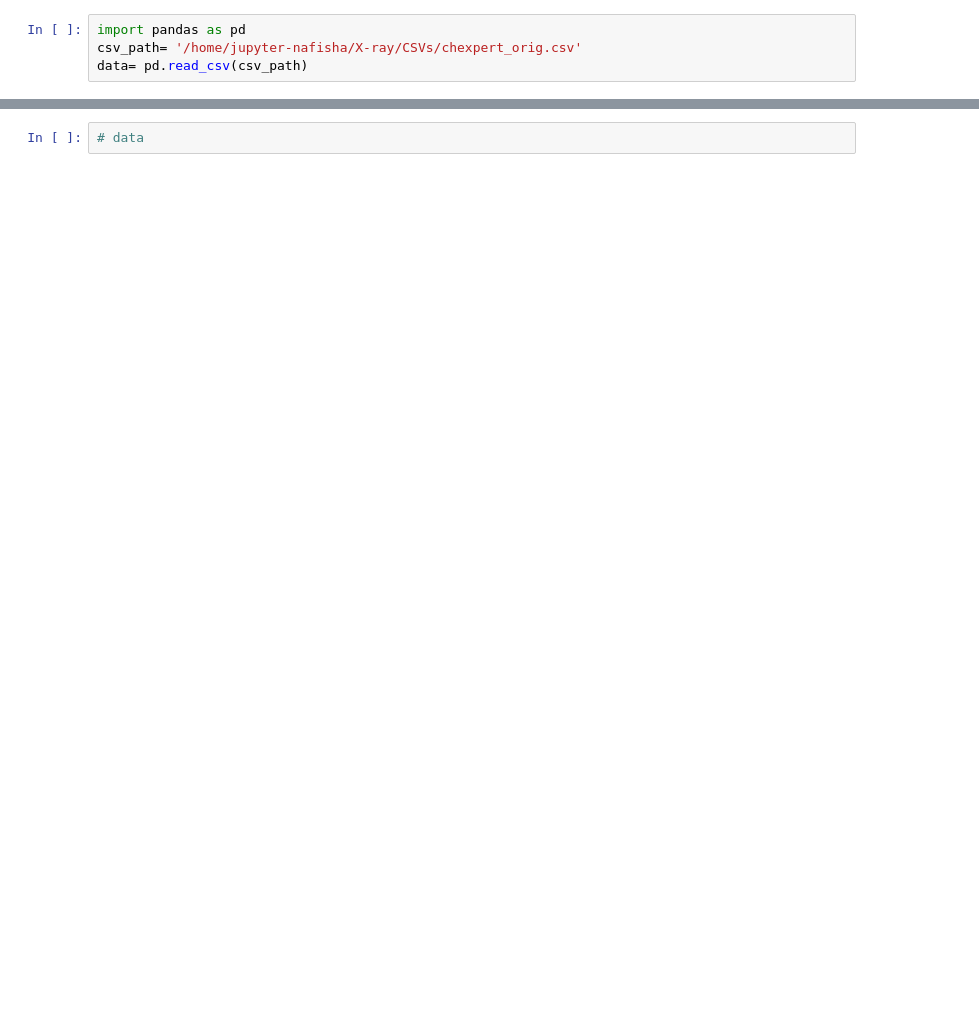
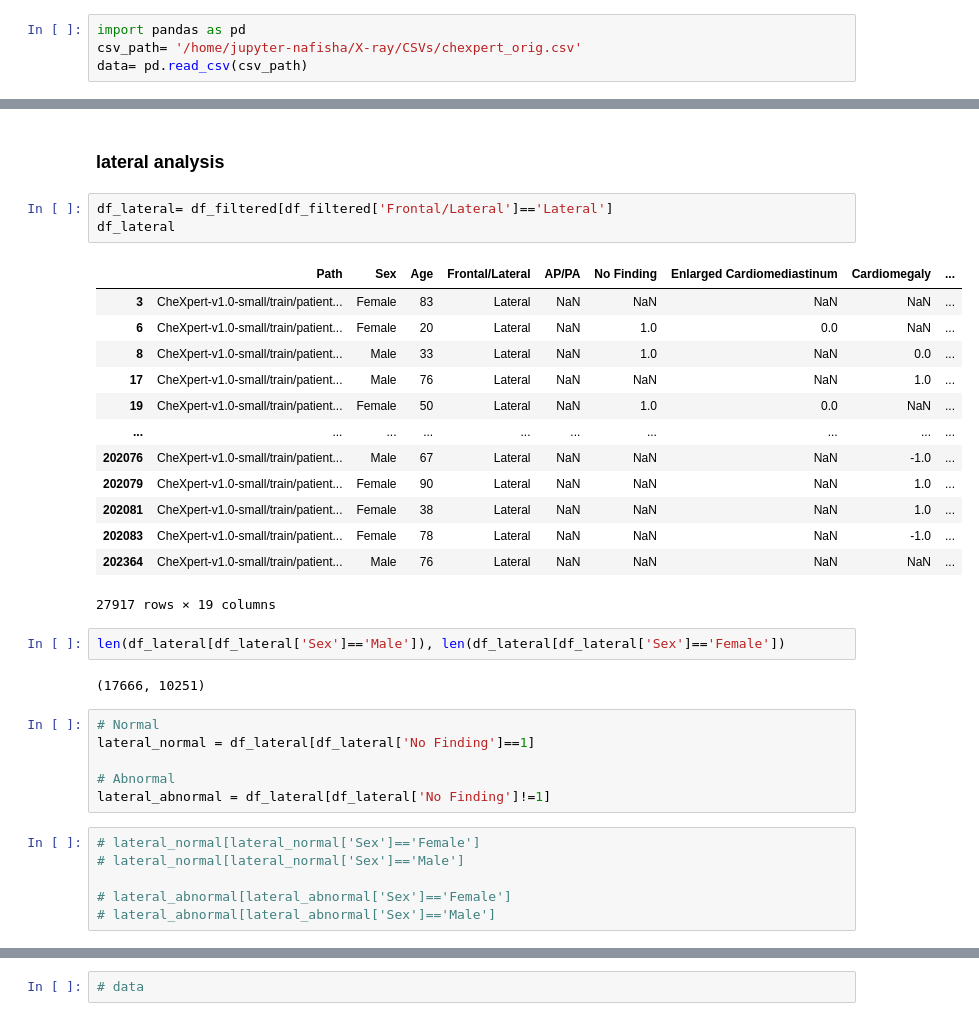
Before and after one commit to Nafishapanacea/X-ray-classification-covariates, a Jupyter notebook: csv.ipynb, the cells around one changed output, grey strips where cells are left out. Cells and saved outputs as stored; diff of their text form; blank space fills up the shorter version.

```diff
--- a/csv.ipynb
+++ b/csv.ipynb
@@ -11,0 +84,35 @@ array(['AP', nan, 'PA', 'LL', 'RL'], dtype=object)
+# %% [markdown]
+### lateral analysis
+# %%
+df_lateral= df_filtered[df_filtered['Frontal/Lateral']=='Lateral']
+df_lateral
+# %% [output]
+|  | Path | Sex | Age | Frontal/Lateral | AP/PA | No Finding | Enlarged Cardiomediastinum | Cardiomegaly | ... |
+| 3 | CheXpert-v1.0-small/train/patient... | Female | 83 | Lateral | NaN | NaN | NaN | NaN | ... |
+| 6 | CheXpert-v1.0-small/train/patient... | Female | 20 | Lateral | NaN | 1.0 | 0.0 | NaN | ... |
+| 8 | CheXpert-v1.0-small/train/patient... | Male | 33 | Lateral | NaN | 1.0 | NaN | 0.0 | ... |
+| 17 | CheXpert-v1.0-small/train/patient... | Male | 76 | Lateral | NaN | NaN | NaN | 1.0 | ... |
+| 19 | CheXpert-v1.0-small/train/patient... | Female | 50 | Lateral | NaN | 1.0 | 0.0 | NaN | ... |
+| ... | ... | ... | ... | ... | ... | ... | ... | ... | ... |
+| 202076 | CheXpert-v1.0-small/train/patient... | Male | 67 | Lateral | NaN | NaN | NaN | -1.0 | ... |
+| 202079 | CheXpert-v1.0-small/train/patient... | Female | 90 | Lateral | NaN | NaN | NaN | 1.0 | ... |
+| 202081 | CheXpert-v1.0-small/train/patient... | Female | 38 | Lateral | NaN | NaN | NaN | 1.0 | ... |
+| 202083 | CheXpert-v1.0-small/train/patient... | Female | 78 | Lateral | NaN | NaN | NaN | -1.0 | ... |
+| 202364 | CheXpert-v1.0-small/train/patient... | Male | 76 | Lateral | NaN | NaN | NaN | NaN | ... |
+27917 rows × 19 columns
+# %%
+len(df_lateral[df_lateral['Sex']=='Male']), len(df_lateral[df_lateral['Sex']=='Female'])
+# %% [output]
+(17666, 10251)
+# %%
+# Normal
+lateral_normal = df_lateral[df_lateral['No Finding']==1]
+
+# Abnormal
+lateral_abnormal = df_lateral[df_lateral['No Finding']!=1]
+# %%
+# lateral_normal[lateral_normal['Sex']=='Female']
+# lateral_normal[lateral_normal['Sex']=='Male']
+
+# lateral_abnormal[lateral_abnormal['Sex']=='Female']
+# lateral_abnormal[lateral_abnormal['Sex']=='Male']
```
Also changed, not shown: parts of 27 cells of this notebook, 11 other files.
